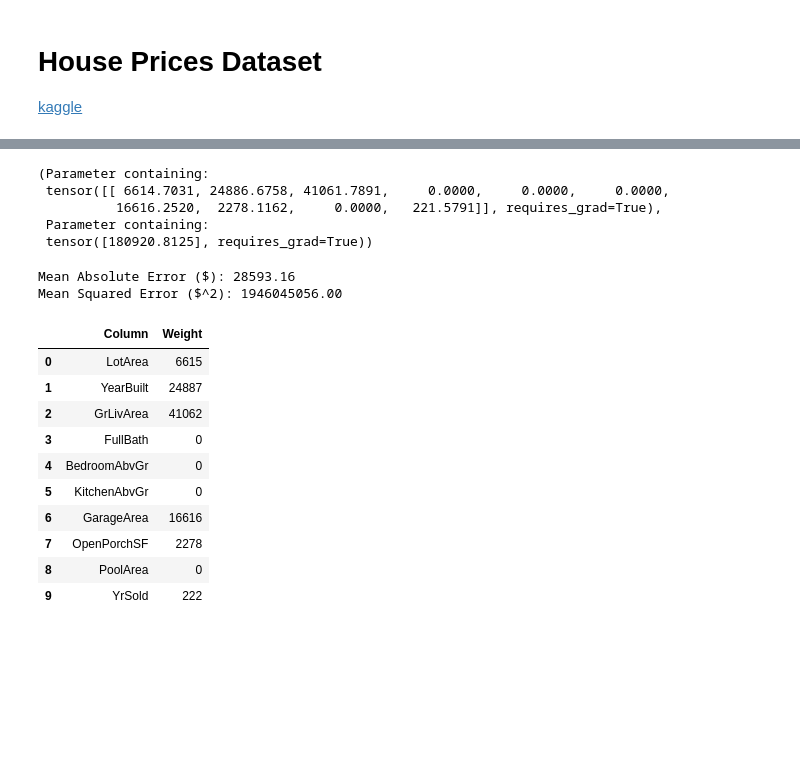
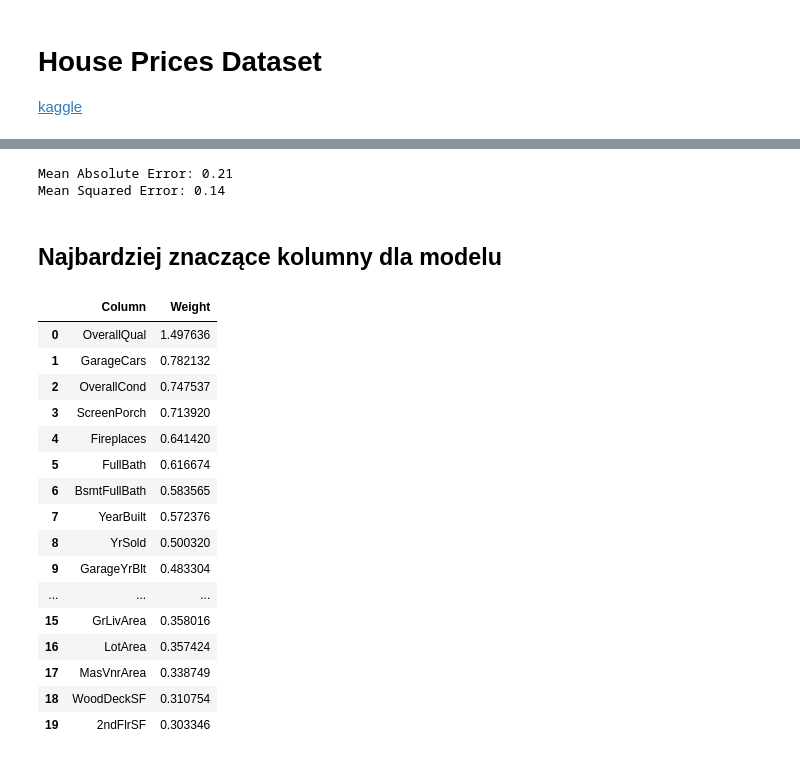
Before and after one commit to NicoWoch/axion-challenge, a Jupyter notebook: challenge_1/house-prices-model.ipynb, the cells around one changed output, grey strips where cells are left out. Cells and saved outputs as stored; diff of their text form; code cells hidden in the pictures; blank space fills up the shorter version.

```diff
--- a/challenge_1/house-prices-model.ipynb
+++ b/challenge_1/house-prices-model.ipynb
@@ -37,9 +24,5 @@ df
 # %%
-X = df[[
-    'LotArea', 'YearBuilt', 'GrLivArea', 'FullBath', 'BedroomAbvGr',
-    'KitchenAbvGr', 'GarageArea', 'OpenPorchSF', 'PoolArea', 'YrSold'
-]]
+input_columns = {col for col in df.columns if df[col].dtype.kind in ('i', 'f')} - {'Id', 'SalePrice'}
+df = df[list(input_columns) + ['SalePrice']].dropna()
+X = df[sorted(list(input_columns))]
 y = df[['SalePrice']]
-
-print(y)
-X
@@ -95,52 +42,63 @@ X_normalized
 # %%
 X_tensor = torch.tensor(X_normalized.values, dtype=torch.float32)
-y_tensor = torch.tensor(y.values, dtype=torch.float32)
+y_tensor = torch.tensor(y_normalized.values, dtype=torch.float32)
 
-model = nn.Linear(10, 1)
+model = nn.Sequential(
+    nn.Linear(len(input_columns), 10),
+    nn.ReLU(),
+    nn.Linear(10, 1)
+)
 opt = torch.optim.SGD(model.parameters(), lr=0.01)
 
-for _ in range(1_000):
+for _ in tqdm(range(50_000)):
     loss = nn.functional.mse_loss(model(X_tensor), y_tensor)
     opt.zero_grad()
     loss.backward()
     opt.step()
 
     with torch.no_grad():
-        model.weight.clamp_(min=0)
+        list(model)[0].weight.clamp_(min=0)
+        list(model)[2].weight.clamp_(min=0)
 # %%
-model.weight, model.bias
+SHOW_ALL_PARAMETERS = False # or True
+for layer in model:
+    if SHOW_ALL_PARAMETERS and isinstance(layer, nn.Linear):
+        display(layer.weight, layer.bias)
-# %% [output]
-(Parameter containing:
- tensor([[ 6614.7031, 24886.6758, 41061.7891,     0.0000,     0.0000,     0.0000,
-          16616.2520,  2278.1162,     0.0000,   221.5791]], requires_grad=True),
- Parameter containing:
- tensor([180920.8125], requires_grad=True))
 # %%
 y_pred = model(X_tensor)
 
 mae = (y_tensor - y_pred).abs().mean()
-print(f'Mean Absolute Error ($): {mae:.2f}')
+print(f'Mean Absolute Error: {mae:.2f}')
 
 mse = ((y_tensor - y_pred) ** 2).mean()
-print(f'Mean Squared Error ($^2): {mse:.2f}')
+print(f'Mean Squared Error: {mse:.2f}')
 # %% [output]
-Mean Absolute Error ($): 28593.16
-Mean Squared Error ($^2): 1946045056.00
+Mean Absolute Error: 0.21
+Mean Squared Error: 0.14
 # %%
-weights_df = pd.DataFrame([
-    {'Column': col, 'Weight': round(float(weight))}
-    for col, weight in zip(X.columns, model.weight[0].detach())
-])
+weights_df = pd.DataFrame(sorted([
+    {'Column': col, 'Weight': float(weights.sum())}
+    for col, weights in zip(X.columns, list(model)[0].weight.detach().T)
+], key=lambda x: x['Weight'], reverse=True)[:20])
+
+display(Markdown('## Najbardziej znaczące kolumny dla modelu'))
 weights_df
 # %% [output]
+## Najbardziej znaczące kolumny dla modelu
 |  | Column | Weight |
-| 0 | LotArea | 6615 |
-| 1 | YearBuilt | 24887 |
-| 2 | GrLivArea | 41062 |
-| 3 | FullBath | 0 |
-| 4 | BedroomAbvGr | 0 |
-| 5 | KitchenAbvGr | 0 |
-| 6 | GarageArea | 16616 |
-| 7 | OpenPorchSF | 2278 |
-| 8 | PoolArea | 0 |
-| 9 | YrSold | 222 |
+| 0 | OverallQual | 1.497636 |
+| 1 | GarageCars | 0.782132 |
+| 2 | OverallCond | 0.747537 |
+| 3 | ScreenPorch | 0.713920 |
+| 4 | Fireplaces | 0.641420 |
+| 5 | FullBath | 0.616674 |
+| 6 | BsmtFullBath | 0.583565 |
+| 7 | YearBuilt | 0.572376 |
+| 8 | YrSold | 0.500320 |
+| 9 | GarageYrBlt | 0.483304 |
+| ... | ... | ... |
+| 15 | GrLivArea | 0.358016 |
+| 16 | LotArea | 0.357424 |
+| 17 | MasVnrArea | 0.338749 |
+| 18 | WoodDeckSF | 0.310754 |
+| 19 | 2ndFlrSF | 0.303346 |
```
Also changed, not shown: parts of 7 cells of this notebook, 1 other file.
